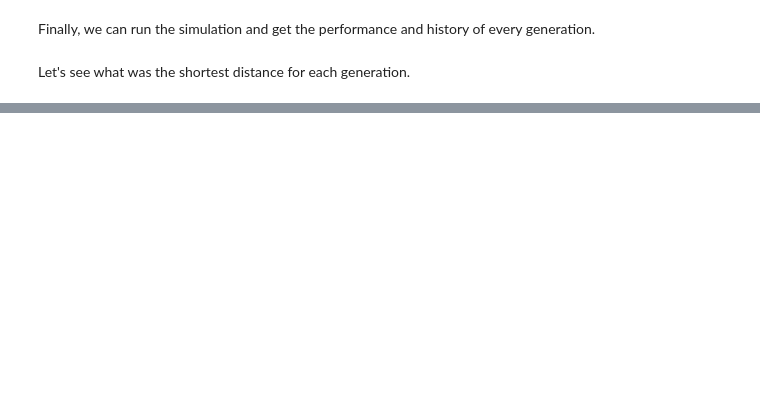
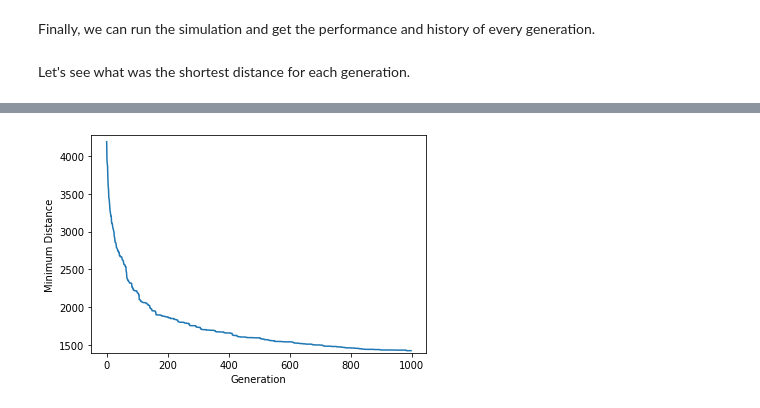
Before and after one commit to Float07/evolutionary-traveling-salesman, a Jupyter notebook: notebook.ipynb, the cells around one changed output, grey strips where cells are left out. Saved outputs shown, nothing was run; the diff lists cells and outputs as text; code cells hidden in the pictures; blank space fills up the shorter version.

```diff
--- a/notebook.ipynb
+++ b/notebook.ipynb
@@ -39,0 +113,5 @@ msc.plot_best_distance_per_generation(generations)
+# %%
+replacement_ratio = 0.9
+old_generation_ratio = 1 - replacement_ratio
+evo.set_parameters(num_cities, num_generations, num_individuals, mutation_prob,
+               old_generation_ratio, map_size, rand_seed)
@@ -39,0 +122,8 @@ msc.plot_best_distance_per_generation(generations)
+# %%
+num_generations = 1000
+evo.set_parameters(num_cities, num_generations, num_individuals, mutation_prob,
+               old_generation_ratio, map_size, rand_seed)
+generations = evo.get_generations()
+msc.plot_best_distance_per_generation(generations)
+# %% [output]
+[figure, added]
```
Also changed, not shown: parts of 17 cells of this notebook.
